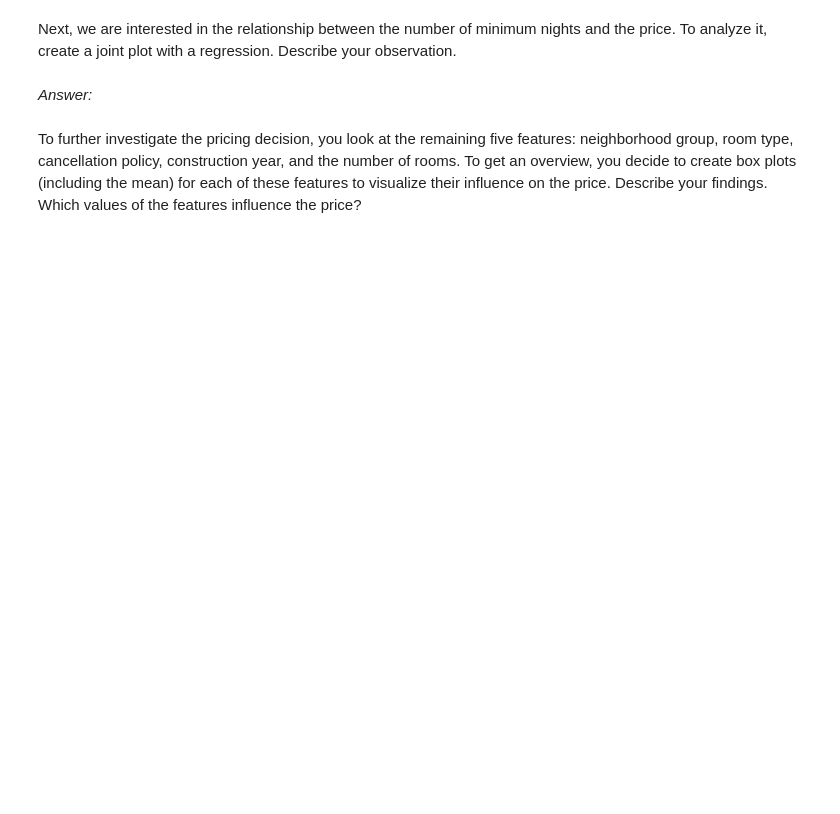
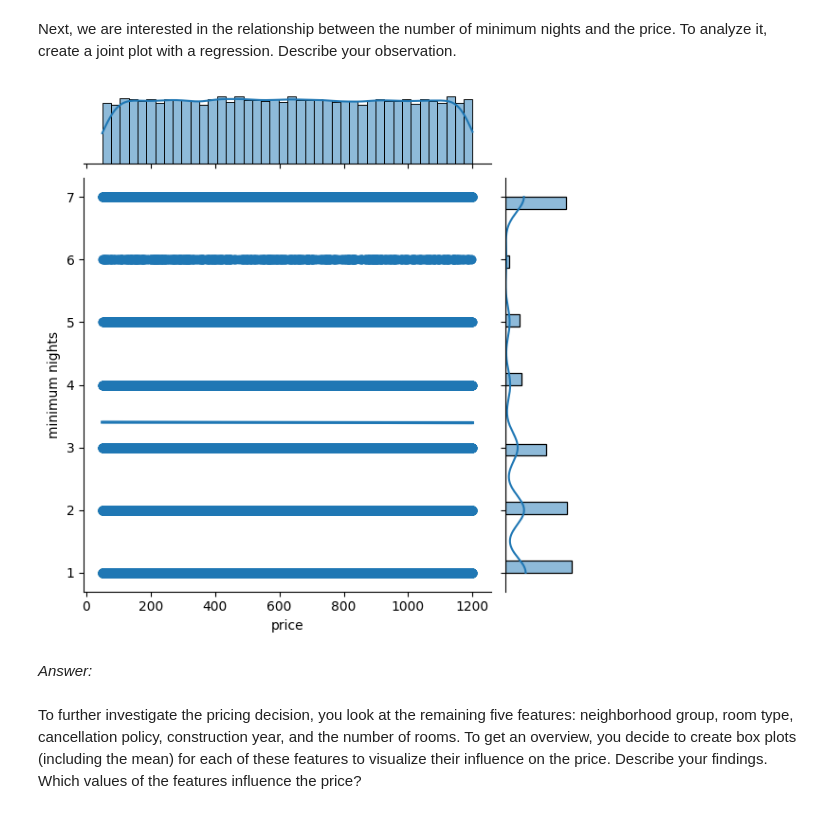
Before and after one commit to victorroferz/Data-Science-RWTH-Course, a Jupyter notebook: assignment_1.ipynb, the cells around one changed output. Drawn from its saved outputs; the diff is of its cells as text; code cells hidden in the pictures; blank space fills up the shorter version.

```diff
--- a/assignment_1.ipynb
+++ b/assignment_1.ipynb
@@ -106,6 +224,10 @@ _Answer:_
 Next, we are interested in the relationship between the number of minimum nights and the price. To analyze it, create a joint plot with a regression. Describe your observation.
 # %%
 # Your answer goes here
+sns.jointplot(data=clean_data, x="price", y="minimum nights", kind="reg")
+plt.show()
+# %% [output]
+[figure, added]
 # %% [markdown]
 _Answer:_
 # %% [markdown]
```
Also changed, not shown: parts of 31 cells of this notebook.
